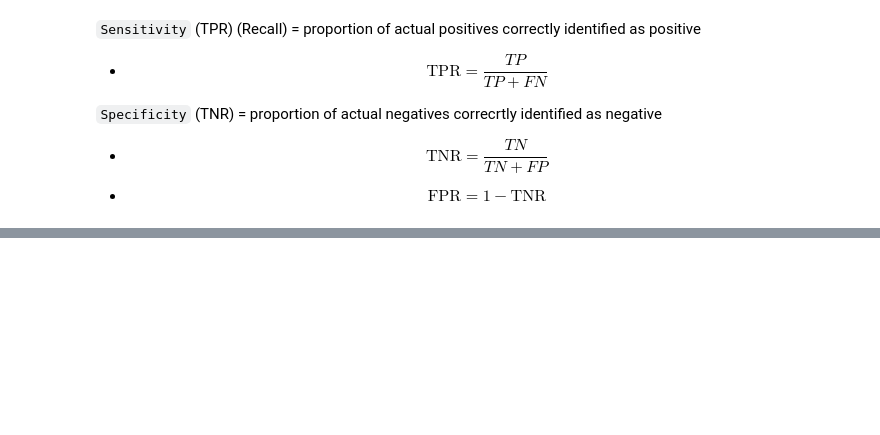
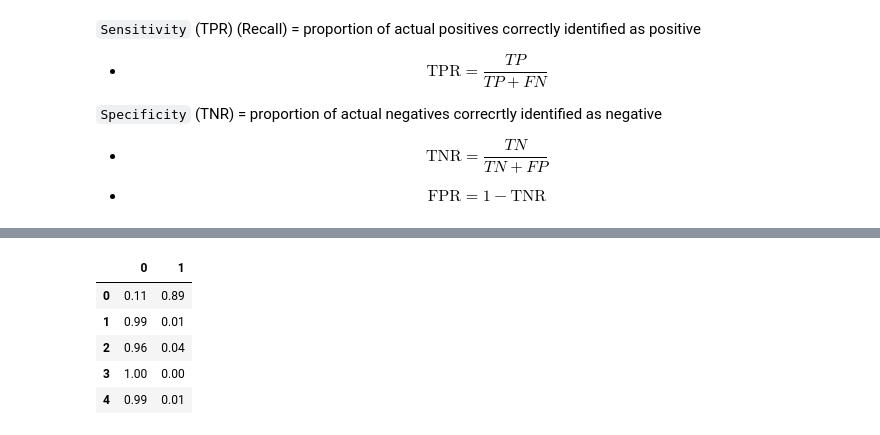
Before and after one commit to ArunNegi112/Machine_Learning, a Jupyter notebook: 3_Classification/1_classification.ipynb, the cells around one changed output, grey strips where cells are left out. Saved outputs shown, nothing was run; the diff lists cells and outputs as text; code cells hidden in the pictures; blank space fills up the shorter version.

```diff
--- a/3_Classification/1_classification.ipynb
+++ b/3_Classification/1_classification.ipynb
@@ -591,0 +632,12 @@ _An Ideal classifier should stay far away to the top left of this line_
+# %%
+pd.DataFrame(y_probas).head()
+
+# column 0 = negative class
+# column 1 = positive class
+# %% [output]
+|  | 0 | 1 |
+| 0 | 0.11 | 0.89 |
+| 1 | 0.99 | 0.01 |
+| 2 | 0.96 | 0.04 |
+| 3 | 1.00 | 0.00 |
+| 4 | 0.99 | 0.01 |
```
Also changed, not shown: parts of 21 cells of this notebook.
